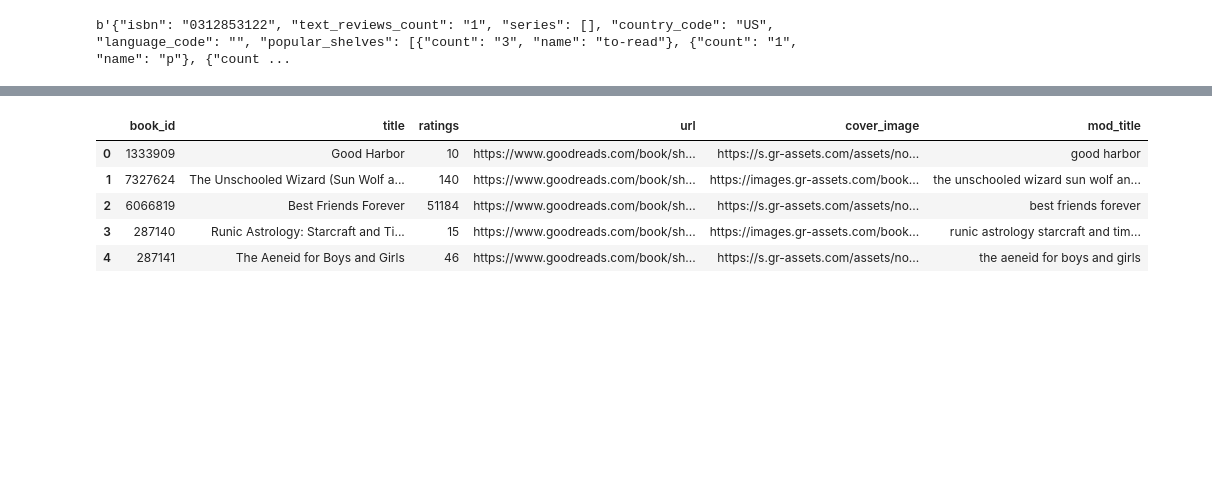
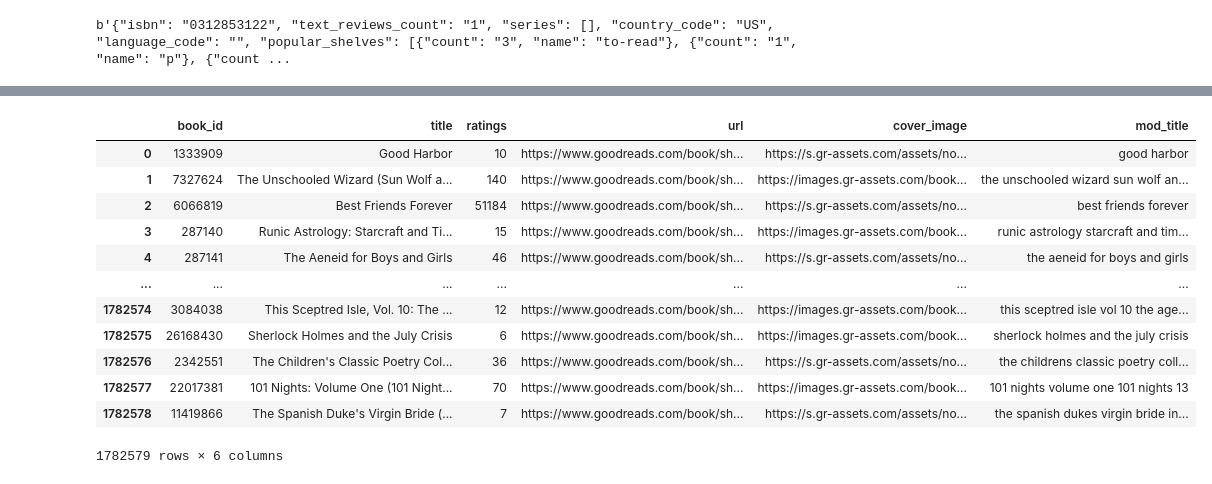
Before and after one commit to dataquestio/project-walkthroughs, a Jupyter notebook: books/search.ipynb, the cells around one changed output, grey strips where cells are left out. Cells and saved outputs as stored; diff of their text form; code cells hidden in the pictures; blank space fills up the shorter version.

```diff
--- a/books/search.ipynb
+++ b/books/search.ipynb
@@ -59,3 +72,5 @@ titles["ratings"] = pd.to_numeric(titles["ratings"])
 titles["mod_title"] = titles["title"].str.replace("[^a-zA-Z0-9 ]", "", regex=True)
 # %%
 titles["mod_title"] = titles["mod_title"].str.lower()
+# %%
+titles = titles[titles["mod_title"].str.len() > 0]
@@ -62,12 +79,19 @@ titles["mod_title"] = titles["mod_title"].str.lower()
 # %%
-titles.head()
+titles
 # %% [output]
 |  | book_id | title | ratings | url | cover_image | mod_title |
 | 0 | 1333909 | Good Harbor | 10 | https://www.goodreads.com/book/sh... | https://s.gr-assets.com/assets/no... | good harbor |
 | 1 | 7327624 | The Unschooled Wizard (Sun Wolf a... | 140 | https://www.goodreads.com/book/sh... | https://images.gr-assets.com/book... | the unschooled wizard sun wolf an... |
 | 2 | 6066819 | Best Friends Forever | 51184 | https://www.goodreads.com/book/sh... | https://s.gr-assets.com/assets/no... | best friends forever |
 | 3 | 287140 | Runic Astrology: Starcraft and Ti... | 15 | https://www.goodreads.com/book/sh... | https://images.gr-assets.com/book... | runic astrology starcraft and tim... |
 | 4 | 287141 | The Aeneid for Boys and Girls | 46 | https://www.goodreads.com/book/sh... | https://s.gr-assets.com/assets/no... | the aeneid for boys and girls |
+| ... | ... | ... | ... | ... | ... | ... |
+| 1782574 | 3084038 | This Sceptred Isle, Vol. 10: The ... | 12 | https://www.goodreads.com/book/sh... | https://images.gr-assets.com/book... | this sceptred isle vol 10 the age... |
+| 1782575 | 26168430 | Sherlock Holmes and the July Crisis | 6 | https://www.goodreads.com/book/sh... | https://images.gr-assets.com/book... | sherlock holmes and the july crisis |
+| 1782576 | 2342551 | The Children's Classic Poetry Col... | 36 | https://www.goodreads.com/book/sh... | https://s.gr-assets.com/assets/no... | the childrens classic poetry coll... |
+| 1782577 | 22017381 | 101 Nights: Volume One (101 Night... | 70 | https://www.goodreads.com/book/sh... | https://images.gr-assets.com/book... | 101 nights volume one 101 nights 13 |
+| 1782578 | 11419866 | The Spanish Duke's Virgin Bride (... | 7 | https://www.goodreads.com/book/sh... | https://s.gr-assets.com/assets/no... | the spanish dukes virgin bride in... |
+1782579 rows × 6 columns
 # %%
 from sklearn.feature_extraction.text import TfidfVectorizer
 vectorizer = TfidfVectorizer()
```
Also changed, not shown: parts of 5 cells of this notebook, 7 other files.
